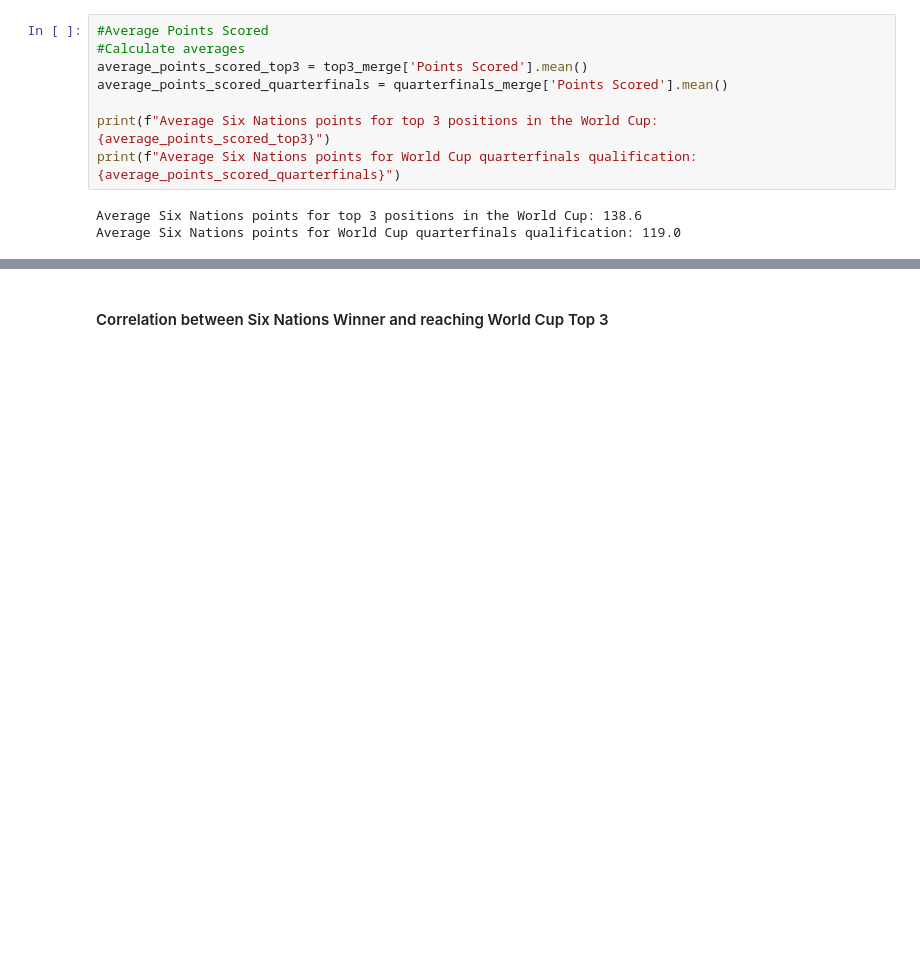
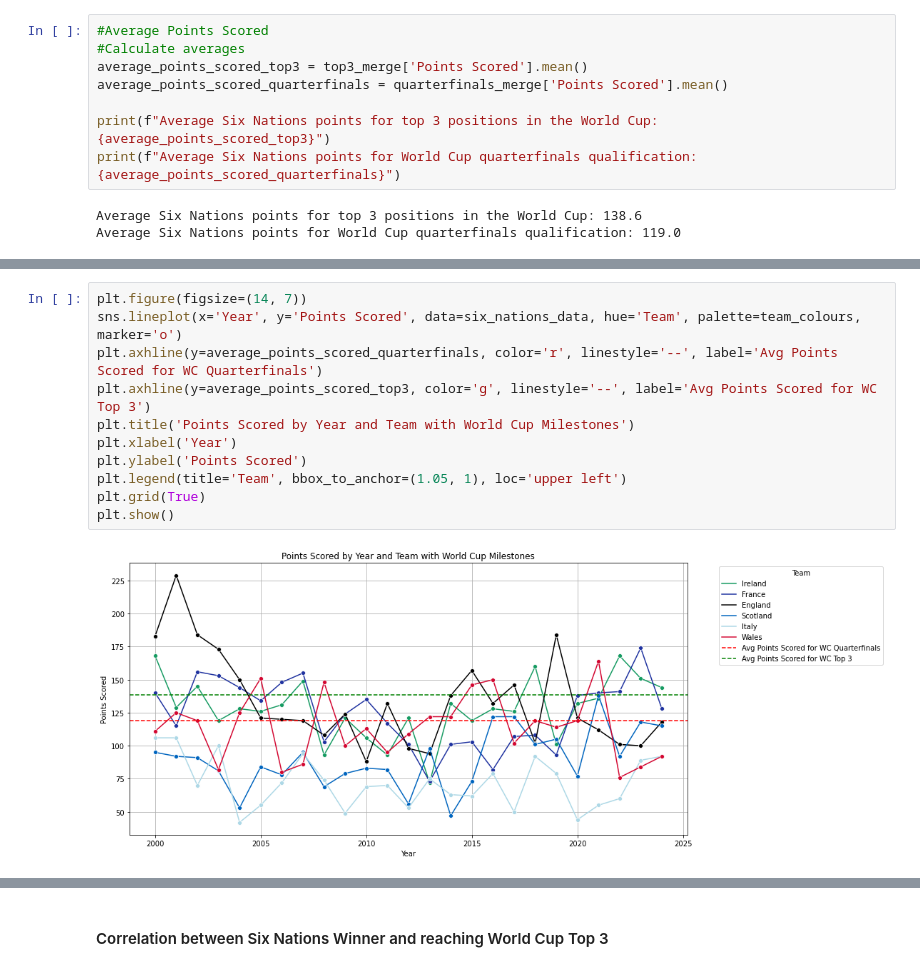
Before and after one commit to Connor-g-c/Six-Nations-Correlation-with-World-Cup-Performance, a Jupyter notebook: Empirical_Project.ipynb, the cells around one changed output, grey strips where cells are left out. Cells and saved outputs as stored; diff of their text form; blank space fills up the shorter version.

```diff
--- a/Empirical_Project.ipynb
+++ b/Empirical_Project.ipynb
@@ -882,0 +896,13 @@ Average Six Nations points for World Cup quarterfinals qualification: 119.0
+# %%
+plt.figure(figsize=(14, 7))
+sns.lineplot(x='Year', y='Points Scored', data=six_nations_data, hue='Team', palette=team_colours, marker='o')
+plt.axhline(y=average_points_scored_quarterfinals, color='r', linestyle='--', label='Avg Points Scored for WC Quarterfinals')
+plt.axhline(y=average_points_scored_top3, color='g', linestyle='--', label='Avg Points Scored for WC Top 3')
+plt.title('Points Scored by Year and Team with World Cup Milestones')
+plt.xlabel('Year')
+plt.ylabel('Points Scored')
+plt.legend(title='Team', bbox_to_anchor=(1.05, 1), loc='upper left')
+plt.grid(True)
+plt.show()
+# %% [output]
+[figure, added]
```
Also changed, not shown: parts of 5 cells of this notebook.
